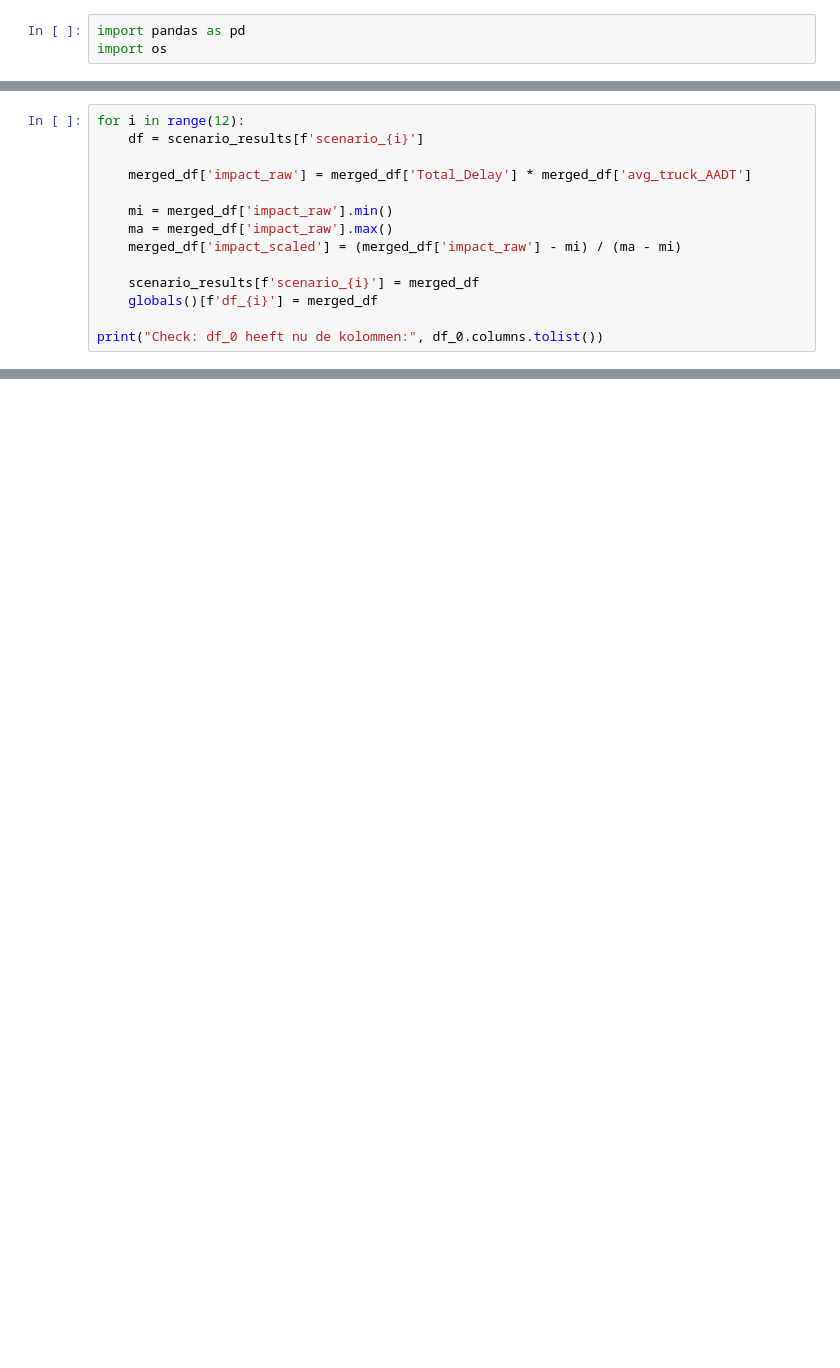
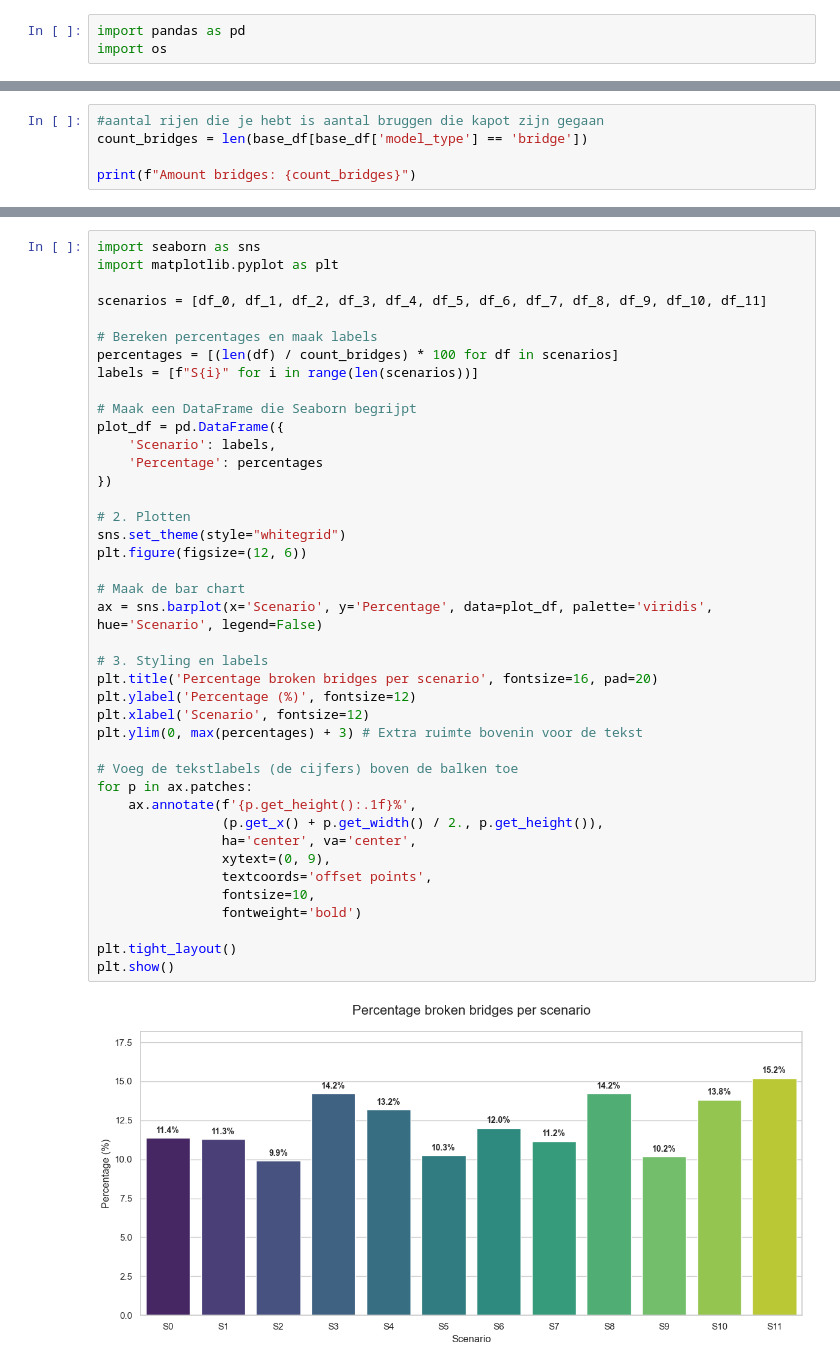
Before and after one commit to nielsvdd42/EPA133A-Advanced-Simulation-Group-1, a Jupyter notebook: EPA133a-G01-A4/notebook/6_Results_Mirte.ipynb, the cells around one changed output, grey strips where cells are left out. Saved outputs shown, nothing was run; the diff lists cells and outputs as text; blank space fills up the shorter version.

Commit message:
results bridges x aadtt en broken

```diff
--- a/EPA133a-G01-A4/notebook/6_Results_Mirte.ipynb
+++ b/EPA133a-G01-A4/notebook/6_Results_Mirte.ipynb
@@ -55,14 +3,0 @@ df_11.head()
-# %%
-for i in range(12):
-    df = scenario_results[f'scenario_{i}']
-
-    merged_df['impact_raw'] = merged_df['Total_Delay'] * merged_df['avg_truck_AADT']
-
-    mi = merged_df['impact_raw'].min()
-    ma = merged_df['impact_raw'].max()
-    merged_df['impact_scaled'] = (merged_df['impact_raw'] - mi) / (ma - mi)
-
-    scenario_results[f'scenario_{i}'] = merged_df
-    globals()[f'df_{i}'] = merged_df
-
-print("Check: df_0 heeft nu de kolommen:", df_0.columns.tolist())
@@ -276,0 +56,5 @@ plt.show()
+# %%
+#aantal rijen die je hebt is aantal bruggen die kapot zijn gegaan
+count_bridges = len(base_df[base_df['model_type'] == 'bridge'])
+
+print(f"Amount bridges: {count_bridges}")
@@ -276,0 +63,43 @@ plt.show()
+# %%
+import seaborn as sns
+import matplotlib.pyplot as plt
+
+scenarios = [df_0, df_1, df_2, df_3, df_4, df_5, df_6, df_7, df_8, df_9, df_10, df_11]
+
+# Bereken percentages en maak labels
+percentages = [(len(df) / count_bridges) * 100 for df in scenarios]
+labels = [f"S{i}" for i in range(len(scenarios))]
+
+# Maak een DataFrame die Seaborn begrijpt
+plot_df = pd.DataFrame({
+    'Scenario': labels,
+    'Percentage': percentages
+})
+
+# 2. Plotten
+sns.set_theme(style="whitegrid")
+plt.figure(figsize=(12, 6))
+
+# Maak de bar chart
+ax = sns.barplot(x='Scenario', y='Percentage', data=plot_df, palette='viridis', hue='Scenario', legend=False)
+
+# 3. Styling en labels
+plt.title('Percentage broken bridges per scenario', fontsize=16, pad=20)
+plt.ylabel('Percentage (%)', fontsize=12)
+plt.xlabel('Scenario', fontsize=12)
+plt.ylim(0, max(percentages) + 3) # Extra ruimte bovenin voor de tekst
+
+# Voeg de tekstlabels (de cijfers) boven de balken toe
+for p in ax.patches:
+    ax.annotate(f'{p.get_height():.1f}%',
+                (p.get_x() + p.get_width() / 2., p.get_height()),
+                ha='center', va='center',
+                xytext=(0, 9),
+                textcoords='offset points',
+                fontsize=10,
+                fontweight='bold')
+
+plt.tight_layout()
+plt.show()
+# %% [output]
+[figure, added]
```
Also changed, not shown: parts of 19 cells of this notebook.
